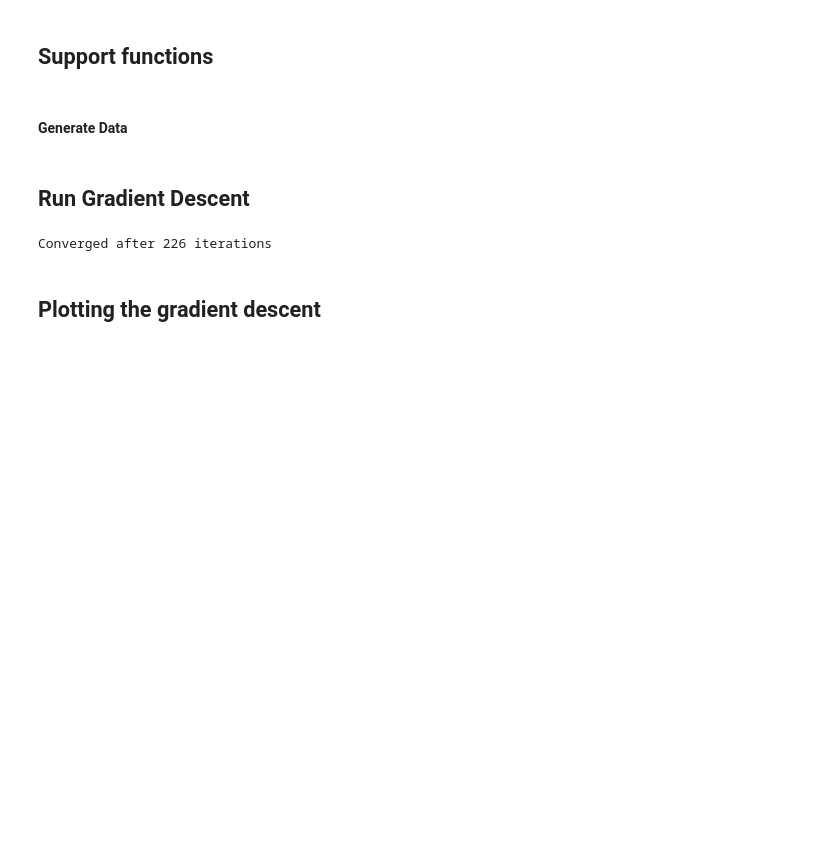
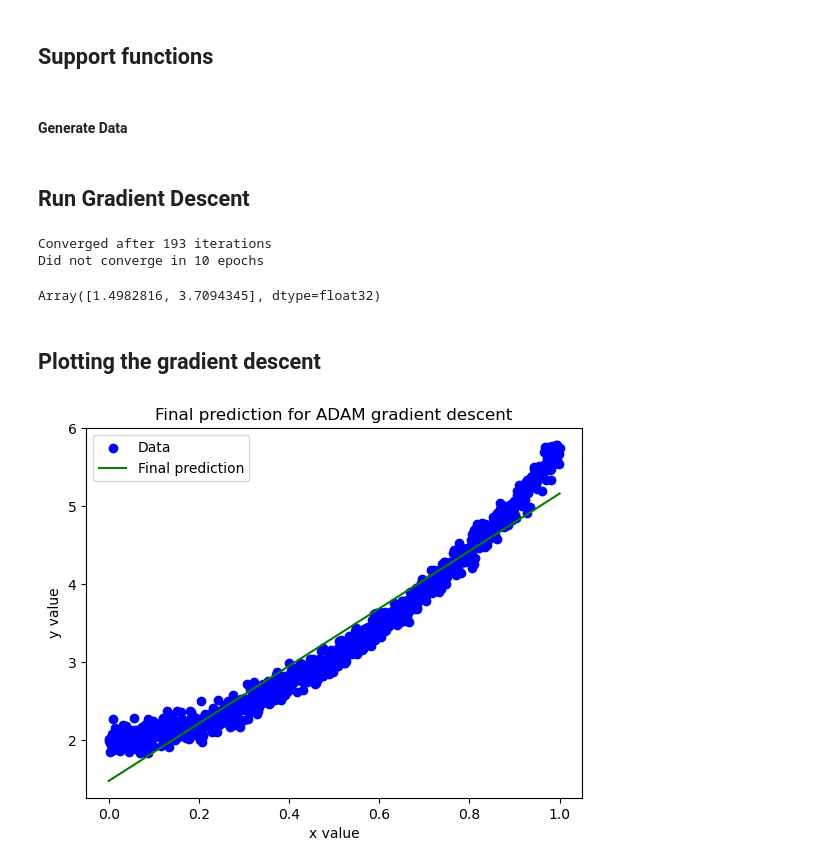
Before and after one commit to Johannesfjeldsaa/FYS-STK4155_Projects, a Jupyter notebook: Project 2/Test and plot GD.ipynb, the cells around one changed output. Drawn from its saved outputs; the diff is of its cells as text; code cells hidden in the pictures; blank space fills up the shorter version.

```diff
--- a/Project 2/Test and plot GD.ipynb
+++ b/Project 2/Test and plot GD.ipynb
@@ -50,7 +50,6 @@ np.random.seed(505) # Set seed for reproducibility
 # Set parameters
 learning_rate = 0.1
 tol=1e-3
-beta_guess = np.random.rand(3)
 momentum=0.5
 delta= 1e-8
 rho1 = 0.9
@@ -61,16 +60,22 @@ grad_descentADAM = GradientDescentADAM(delta, rho1, rho2, X=X, y=y,
                                        cost_function=cost_function_OLS,
                                        analytic_gradient=analytical_gradient,
                                        record_history=True)
-
+grad_descentADAM_stoc = GradientDescentADAM(delta, rho1, rho2, X=X, y=y,
+                                            learning_rate=learning_rate, tol=tol,
+                                            cost_function=cost_function_OLS,
+                                            analytic_gradient=analytical_gradient,
+                                            record_history=True)
 max_iter = 100000
-max_epochs = 500
-beta_calculated = grad_descentADAM.iterate(iteration_method="Full",
-                                           max_iter=max_iter)
-#beta_calculated = grad_descent_rms.iterate(iteration_method="Stochastic",
-         #                                  max_epoch=max_epochs,
-       #                                     num_batches=10)
+max_epochs = 10
+grad_descentADAM.iterate(iteration_method="Full",
+                         max_iter=max_iter)
+grad_descentADAM_stoc.iterate(iteration_method="Stochastic",
+                              max_epoch=max_epochs,
+                              num_batches=100)
 # %% [output]
-Converged after 226 iterations
+Converged after 193 iterations
+Did not converge in 10 epochs
+Array([1.4982816, 3.7094345], dtype=float32)
 # %% [markdown]
 ## Plotting the gradient descent
 # %%
@@ -79 +84,6 @@ y_pred = X @ betas[-1]
+# %%
+plotter = Plott_creator()
+plotter.plot_regression(x, y, y_preds, 'Final prediction for ADAM gradient descent', save_fig=True)
+# %% [output]
+[figure, added]
 # %%
```
Also changed, not shown: parts of 6 cells of this notebook, 4 other files.
